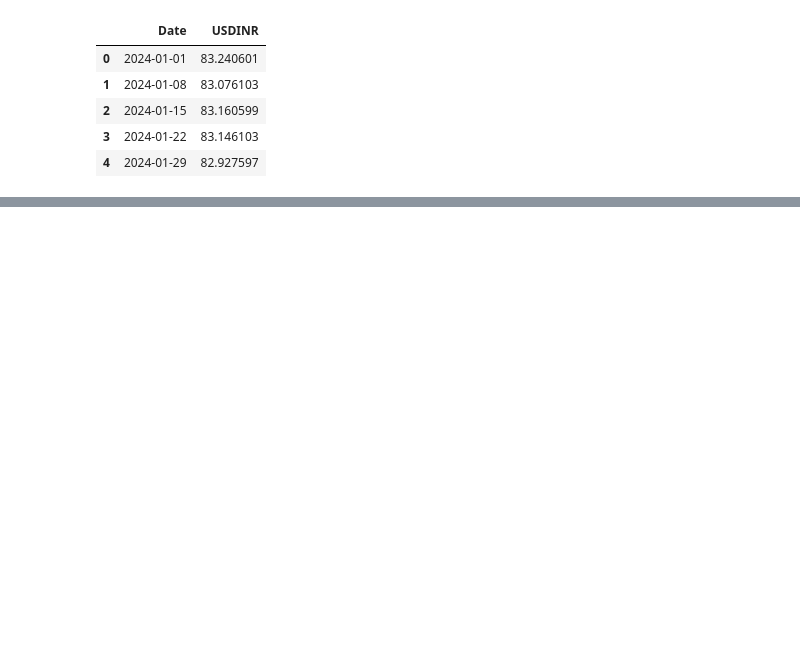
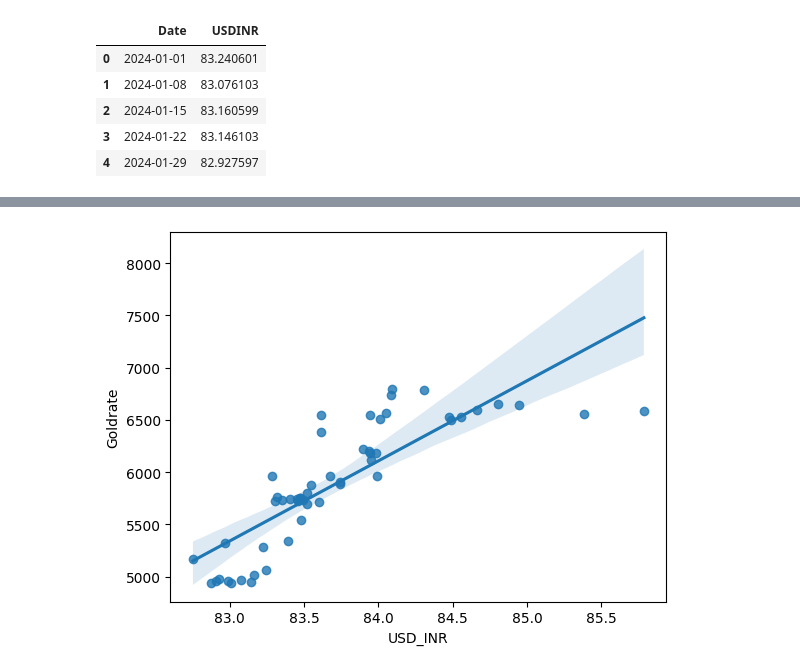
Before and after one commit to arikrishnan123/machine-learning-project, a Jupyter notebook: Untitled8.ipynb, the cells around one changed output, grey strips where cells are left out. Saved outputs shown, nothing was run; the diff lists cells and outputs as text; code cells hidden in the pictures; blank space fills up the shorter version.

```diff
--- a/Untitled8.ipynb
+++ b/Untitled8.ipynb
@@ -112,0 +146,6 @@ Saving Gold vs USDINR.csv to Gold vs USDINR.csv
+# %%
+gold_dataset['Goldrate'] = pd.to_numeric(gold_dataset['Goldrate'])
+sns.regplot(x='USD_INR',y='Goldrate',data=gold_dataset)
+plt.show()
+# %% [output]
+[figure, added]
```
Also changed, not shown: parts of 29 cells of this notebook.
